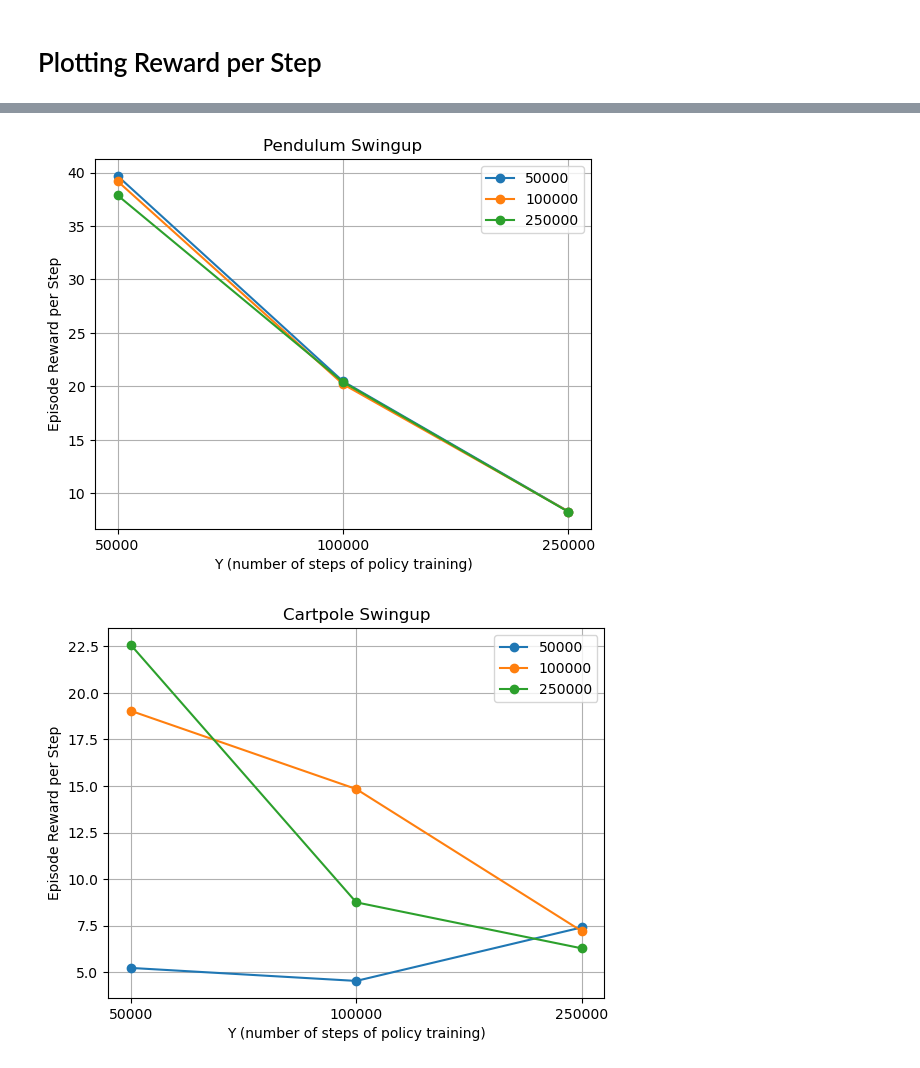
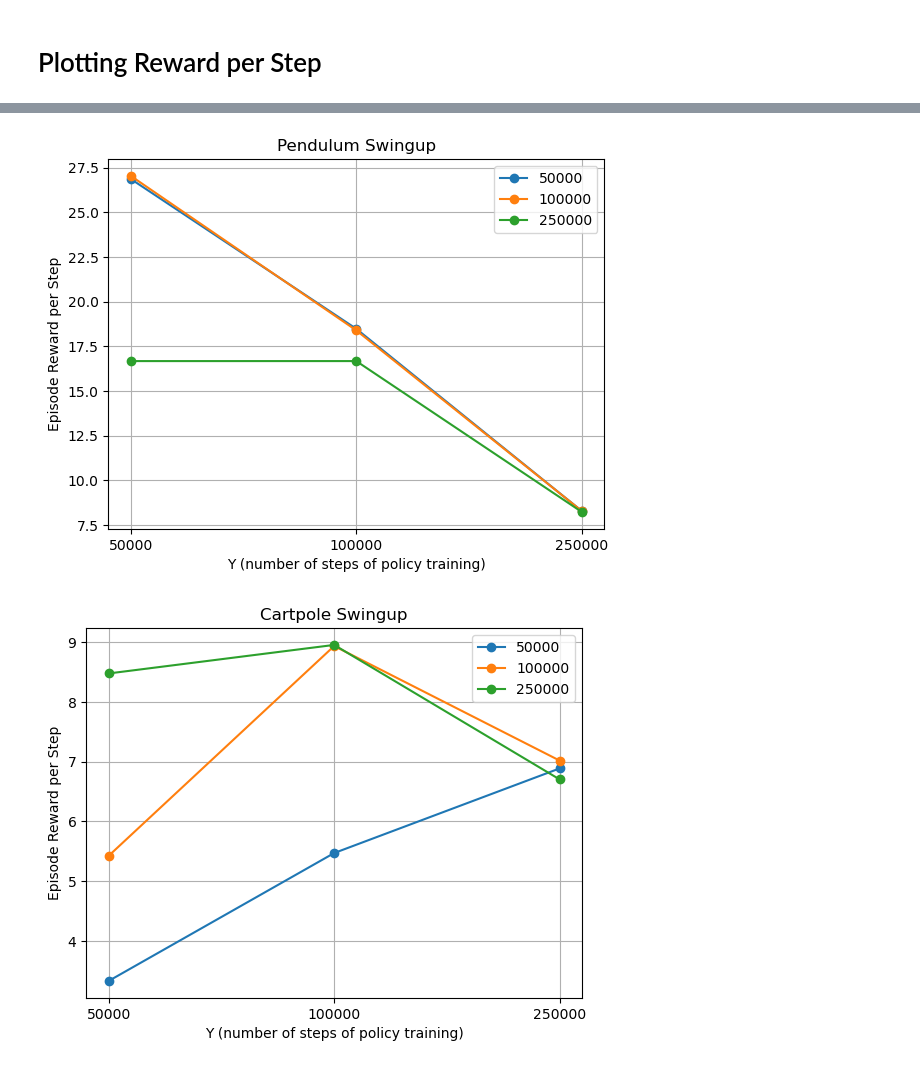
Before and after one commit to imgeorgiev/FoRL-WM, a Jupyter notebook: results/policy_extraction_study.ipynb, the cells around one changed output, grey strips where cells are left out. Saved outputs shown, nothing was run; the diff lists cells and outputs as text; code cells hidden in the pictures.

```diff
--- a/results/policy_extraction_study.ipynb
+++ b/results/policy_extraction_study.ipynb
@@ -5,6 +5,7 @@ import matplotlib.pyplot as plt
 import pandas as pd
 # %%
 # read the csv file
+hopper_stand_df = pd.read_csv("data/tdmpc2_hopper-stand_policy_extraction_study.csv")
 hopper_hop_df = pd.read_csv("data/tdmpc2_hopper-hop_policy_extraction_study.csv")
 pendulum_swingup_df = pd.read_csv("data/tdmpc2_pendulum-swingup_policy_extraction_study.csv")
 cartpole_swingup_df = pd.read_csv("data/tdmpc2_cartpole-swingup_policy_extraction_study.csv")
@@ -89,7 +92,7 @@ def plot_reward_per_step(df, title):
         df1 = df1.mean(axis=1)
 
         # time weighted ema smoothing of 0.95
-        # df1 = df1.ewm(alpha=0.05).mean()
+        df1 = df1.ewm(alpha=0.05).mean()
 
         # remove nan values
         df1 = df1.dropna()
@@ -118,4 +121,5 @@ plot_reward_per_step(hopper_hop_df, "Hopper Hop")
 plot_reward_per_step(pendulum_swingup_df, "Pendulum Swingup")
 plot_reward_per_step(cartpole_swingup_df, "Cartpole Swingup")
 plot_reward_per_step(walker_run_df, "Walker Run")
+plot_reward_per_step(hopper_stand_df, "Hopper Stand")
 # %% [output]
@@ -123,2 +127,2 @@ plot_reward_per_step(walker_run_df, "Walker Run")
-[figure, old version]
+[figure, new version]
-[figure, old version]
+[figure, new version]
```
Also changed, not shown: parts of 2 cells of this notebook.
